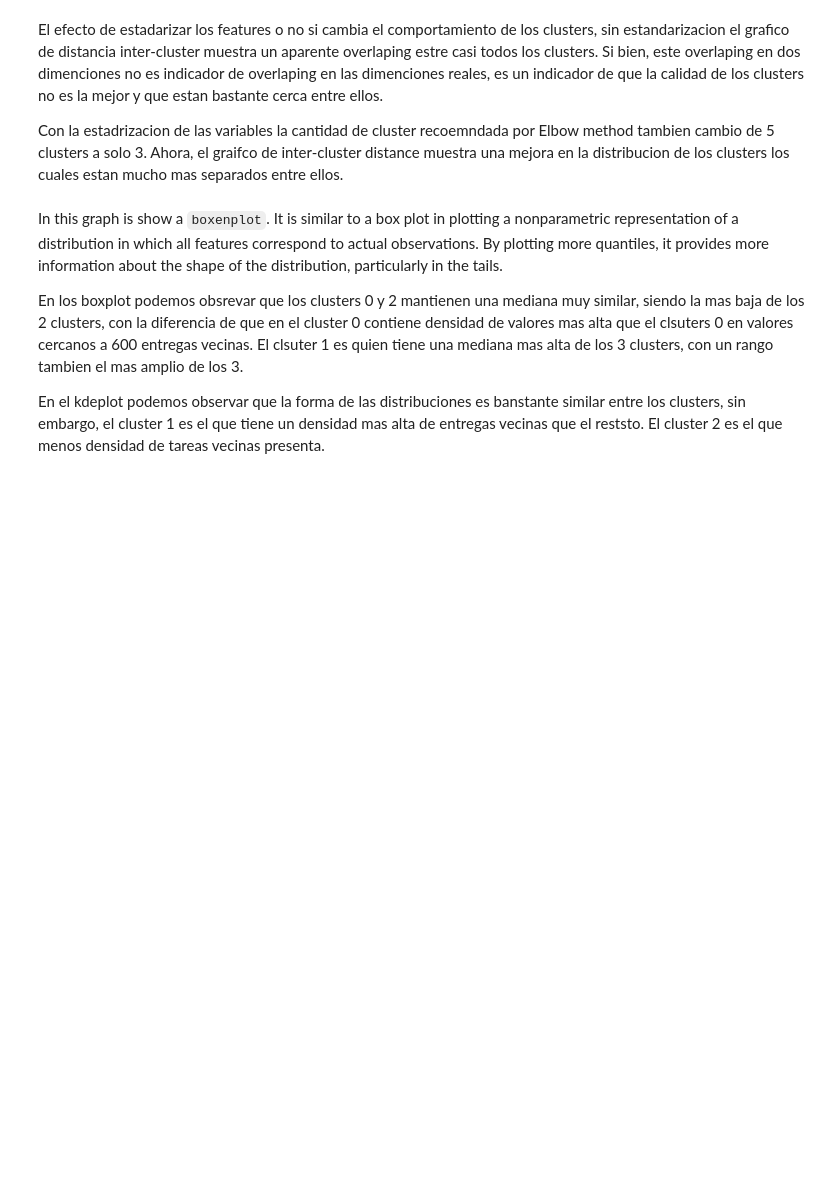
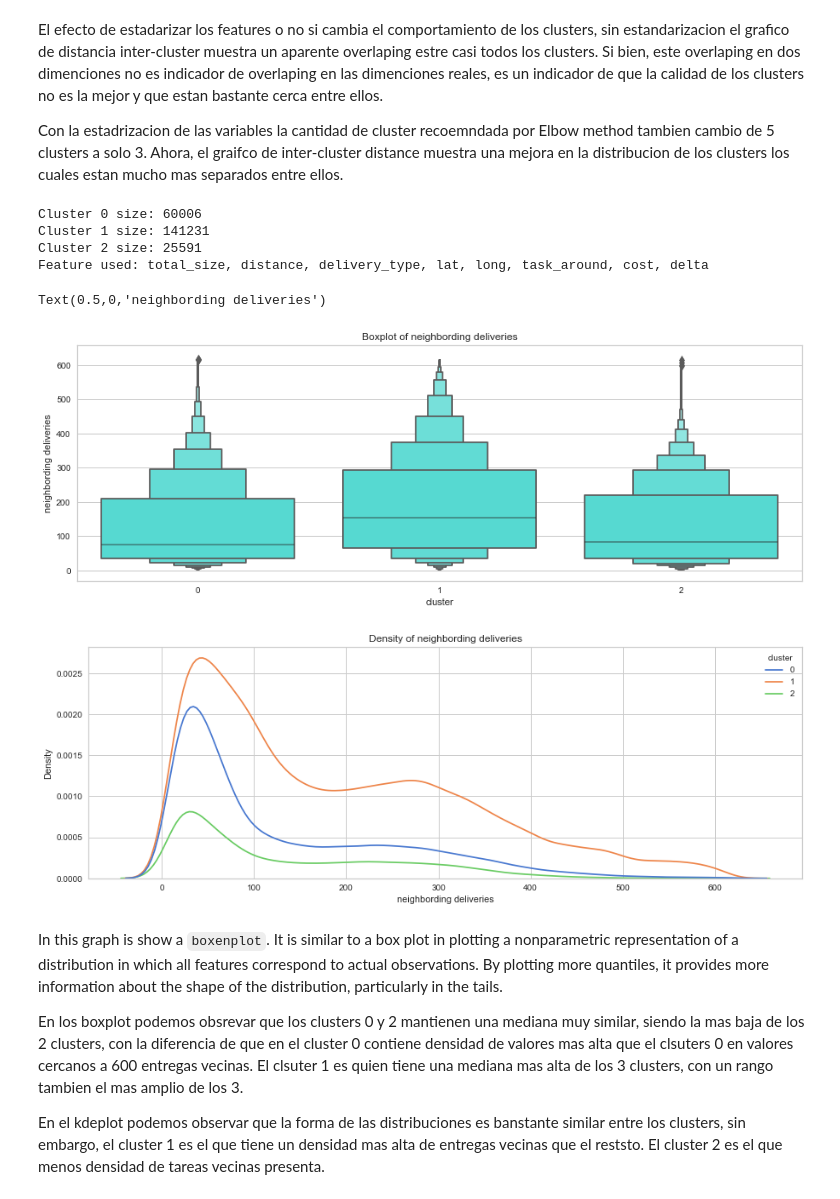
Before and after one commit to enmanuel-mag/ICD-Proyect, a Jupyter notebook: Proyect/notebooks/icd_2.ipynb, the cells around one changed output. Cells and saved outputs as stored; diff of their text form; code cells hidden in the pictures; blank space fills up the shorter version.

```diff
--- a/Proyect/notebooks/icd_2.ipynb
+++ b/Proyect/notebooks/icd_2.ipynb
@@ -532,8 +525,6 @@ print(interDistance.scores_)
 El efecto de estadarizar los features o no si cambia el comportamiento de los clusters, sin estandarizacion el grafico de distancia inter-cluster muestra un aparente overlaping estre casi todos los clusters. Si bien, este overlaping en dos dimenciones no es indicador de overlaping en las dimenciones reales, es un indicador de que la calidad de los clusters no es la mejor y que estan bastante cerca entre ellos.
 
 Con la estadrizacion de las variables la cantidad de cluster recoemndada por Elbow method tambien cambio de 5 clusters a solo 3. Ahora, el graifco de inter-cluster distance muestra una mejora en la distribucion de los clusters los cuales estan mucho mas separados entre ellos.
-# %%
-df['cluster'] = model.labels_
 # %%
 plt.figure(figsize=(10,5))
 plt.tight_layout()
@@ -541,29 +532,31 @@ sns.scatterplot(data=df, x='lat', y='long', hue='cluster').set(xlim=(-33.70, -33
 # %%
 for cluster in range(visualizer.elbow_value_):
   print('Cluster {} size: {}'.format(cluster, len(df[ df['cluster'] == cluster ][features])))
-print(features)
+print(f'Feature used: {", ".join(features)}')
+# %% [output]
+Cluster 0 size: 60006
+Cluster 1 size: 141231
+Cluster 2 size: 25591
+Feature used: total_size, distance, delivery_type, lat, long, task_around, cost, delta
 # %%
 columns = ['total_size', 'distance', 'task_around']
-cluster_0 = df[ df['cluster'] == 0 ]
-z_scores = stats.zscore(df['task_around'])
-abs_z_scores = np.abs(z_scores)
-filtered_entries = abs_z_scores < 3
-df_ = df[ filtered_entries ]
+df_ = remove_outlayers(df, 'task_around', True)
 
 plt.figure(figsize=(15,5))
 plt.tight_layout()
 gtg = sns.boxenplot(data=df_, x='cluster', y='task_around', color=PALETTE_ALT[0])
 gtg.set_title('Boxplot of neighbording deliveries')
-#gtg.legend_._set_loc(2)
-#gtg.legend_.set_bbox_to_anchor((0.1, 1))
-#gtg.legend_.set_title('Delivery late')
 gtg.set_ylabel('neighbording deliveries')
 
 plt.figure(figsize=(15,5))
 plt.tight_layout()
 gts = sns.kdeplot(data=df_, x='task_around', hue='cluster', palette='muted')
 gts.set_title('Density of neighbording deliveries')
 gts.set_xlabel('neighbording deliveries')
+# %% [output]
+Text(0.5,0,'neighbording deliveries')
+[figure, added]
+[figure, added]
 # %% [markdown]
 In this graph is show a `boxenplot`. It is similar to a box plot in plotting a nonparametric representation of a distribution in which all features correspond to actual observations. By plotting more quantiles, it provides more information about the shape of the distribution, particularly in the tails.
 
```
Also changed, not shown: parts of 17 cells of this notebook.
